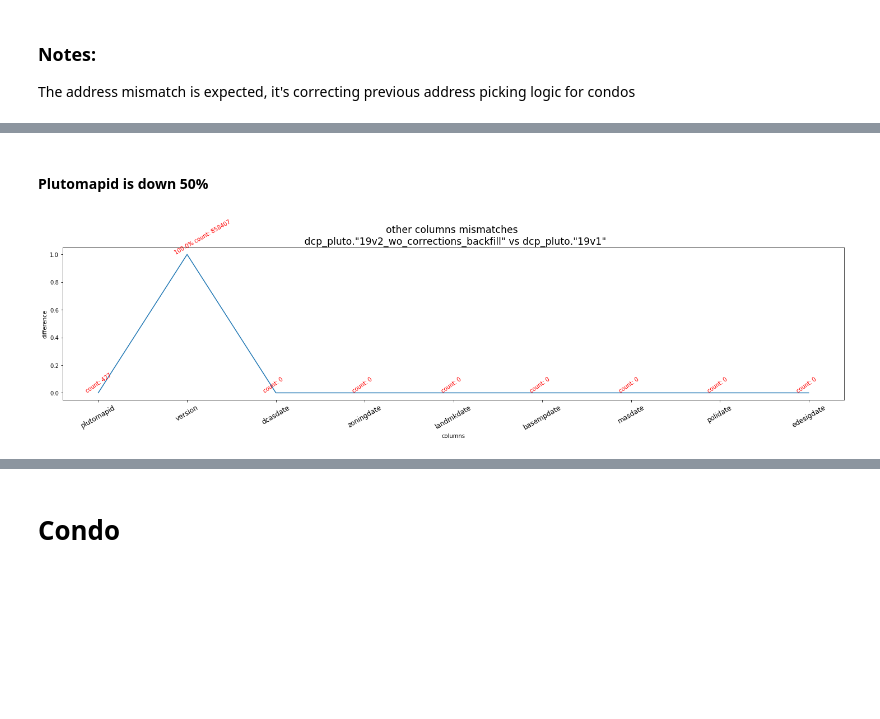
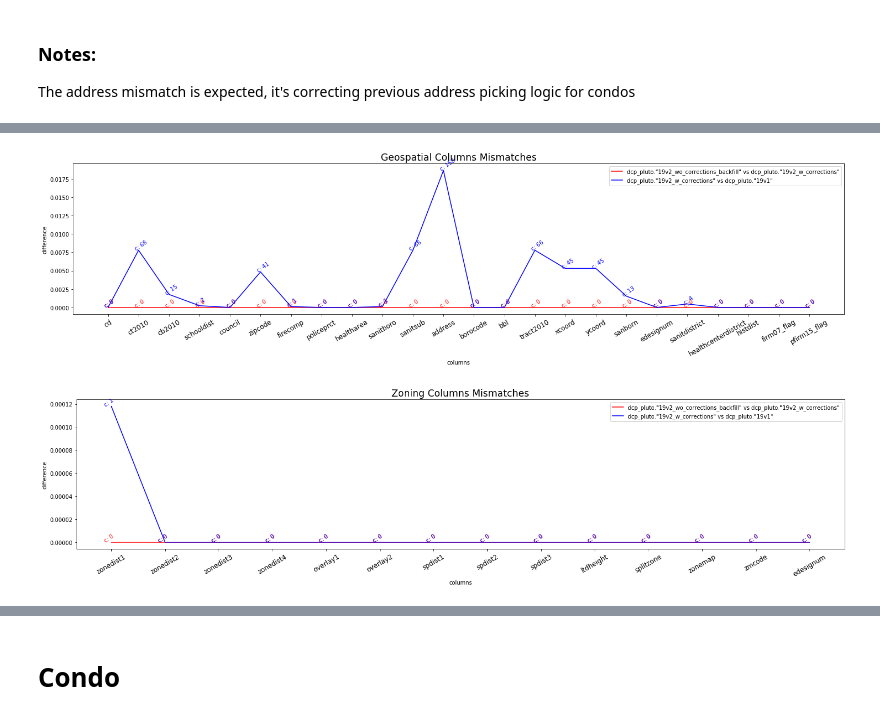
Before and after one commit to NYCPlanning/db-pluto, a Jupyter notebook: pluto_build/notebooks/w_backfill/PLUTO_mismatch.ipynb, the cells around one changed output, grey strips where cells are left out. Drawn from its saved outputs; the diff is of its cells as text; code cells hidden in the pictures; blank space fills up the shorter version.

```diff
--- a/pluto_build/notebooks/w_backfill/PLUTO_mismatch.ipynb
+++ b/pluto_build/notebooks/w_backfill/PLUTO_mismatch.ipynb
@@ -151,4 +28,9 @@ df
 # %%
-total = df.loc[0, 'total']
-df_pct = df.loc[0, df.columns != 'total']/total
-df_pct['total'] = total
+def create_df_pct(sql, version_curr, version_prev, condition, con):
+    df = pd.read_sql(
+            sql=sql.format(version_curr, version_prev, condition),
+            con=con)
+    total = df.loc[0, 'total']
+    df_pct = df.loc[0, df.columns != 'total']/total
+    df_pct['total'] = total
+    return df_pct
@@ -167,7 +36,0 @@ zoning_columns = ['zonedist1', 'zonedist2', 'zonedist3', 'zonedist4',
-# %%
-geo_columns = ['cd', 'ct2010', 'cb2010', 'schooldist',
-               'council', 'zipcode', 'firecomp', 'policeprct',
-               'healtharea', 'sanitboro', 'sanitsub', 'address',
-               'borocode', 'bbl', 'tract2010', 'xcoord', 'ycoord',
-               'sanborn', 'edesignum', 'sanitdistrict',
-               'healthcenterdistrict', 'histdist', 'firm07_flag', 'pfirm15_flag']
@@ -185,17 +36,0 @@ other_columns = ['plutomapid', 'version',
-# %%
-def create_plot(df_pct, column_group, title_name=''):
-    total = df_pct['total']
-    plt.figure(figsize=(25, 5))
-    plt.plot(range(len(column_group)),df_pct[column_group])
-    for i in range(len(column_group)):
-        val = df_pct[column_group[i]]
-        if val >= 0.1:
-            plt.text(y=val, x =i-0.15, s = f'{np.round(val*100, 2)}% count: {int(round(val*total))}', size = 10, color = 'red', rotation='30')
-        else:
-            plt.text(y=val, x =i-0.15, s = f'count: {int(round(val*total))}', size = 10, color = 'red', rotation='35')
-
-    plt.xticks(range(len(column_group)), column_group, rotation='30', fontsize='large')
-    plt.xlabel('columns')
-    plt.ylabel('difference')
-    plt.title(title_name, fontsize='xx-large')
-    plt.show()
@@ -202,3 +41,6 @@ def create_plot(df_pct, column_group, title_name=''):
+# %%
+df0 = create_df_pct(mismatch_sql, version_0, version_1, condition, con)
+df1 = create_df_pct(mismatch_sql, version_1, version_2, condition, con)
 # %% [markdown]
 ### Notes:
 The address mismatch is expected, it's correcting previous address picking logic for condos
@@ -231,6 +47,8 @@ create_plot(df_pct, finance_columns,  f'finance columns mismatches \n {pluto} vs
-# %% [markdown]
-#### Plutomapid is down 50%
-# %%
-create_plot(df_pct, other_columns,  f'other columns mismatches \n {pluto} vs {plutoprev}')
-# %% [output]
-[figure, removed]
+# %%
+create_plot(df0, df1, geo_columns, f'Geospatial Columns Mismatches')
+# %% [output]
+[figure, added]
+# %%
+create_plot(df0, df1, zoning_columns,  f'Zoning Columns Mismatches')
+# %% [output]
+[figure, added]
```
Also changed, not shown: parts of 46 cells of this notebook, 6 other files.
